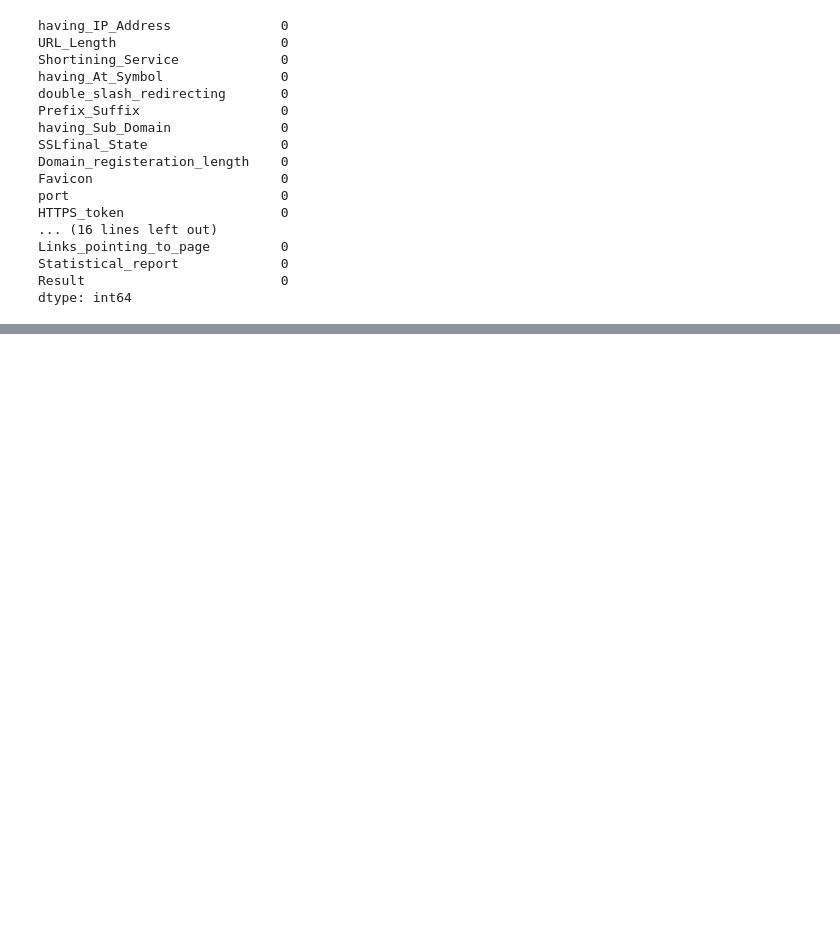
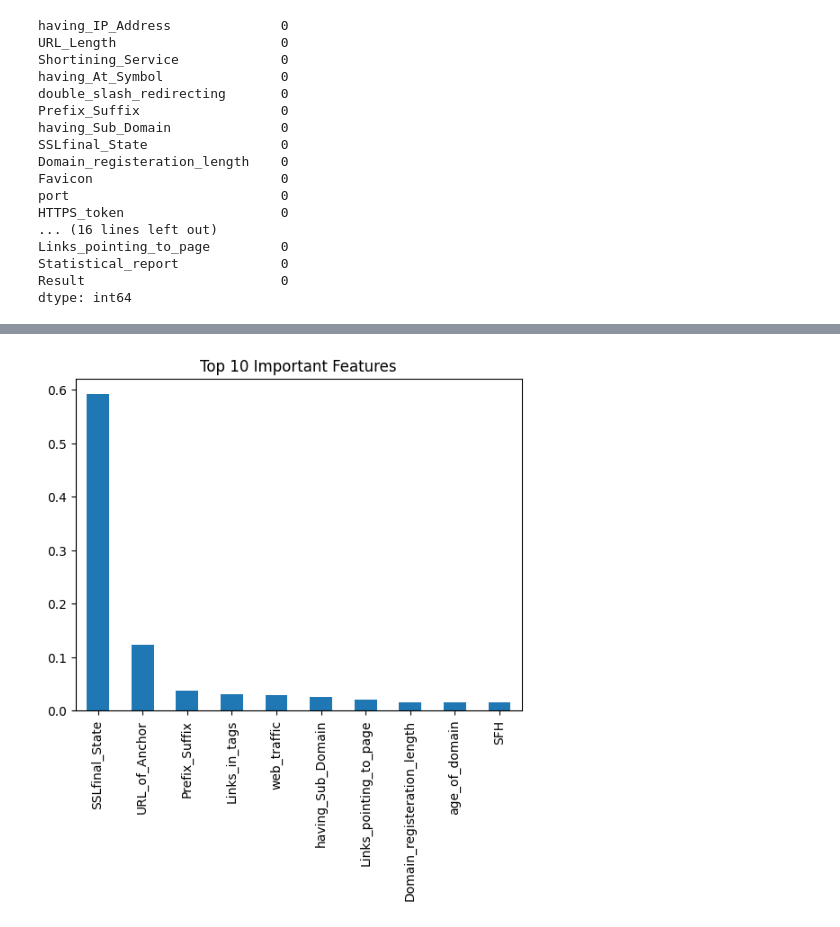
Before and after one commit to khushinanda29/phishing-website-detection, a Jupyter notebook: notebooks/EDA.ipynb, the cells around one changed output, grey strips where cells are left out. Cells and saved outputs as stored; diff of their text form; code cells hidden in the pictures; blank space fills up the shorter version.

```diff
--- a/notebooks/EDA.ipynb
+++ b/notebooks/EDA.ipynb
@@ -95,0 +271,18 @@ dtype: int64
+# %%
+# Feature Importance for EDA Insight
+from sklearn.tree import DecisionTreeClassifier
+import pandas as pd
+import matplotlib.pyplot as plt
+
+X_temp = df.drop("Result", axis=1)
+y_temp = df["Result"]
+
+model = DecisionTreeClassifier(random_state=42)
+model.fit(X_temp, y_temp)
+
+importances = model.feature_importances_
+
+feat_importance = pd.Series(importances, index=X_temp.columns)
+feat_importance = feat_importance.sort_values(ascending=False)
+
+print(feat_importance.head(10))
@@ -95,0 +301,7 @@ dtype: int64
+# %%
+# Plot Top 10 Important Features
+feat_importance.head(10).plot(kind='bar')
+plt.title("Top 10 Important Features")
+plt.show()
+# %% [output]
+[figure, added]
```
Also changed, not shown: parts of 21 cells of this notebook, 2 other files.
